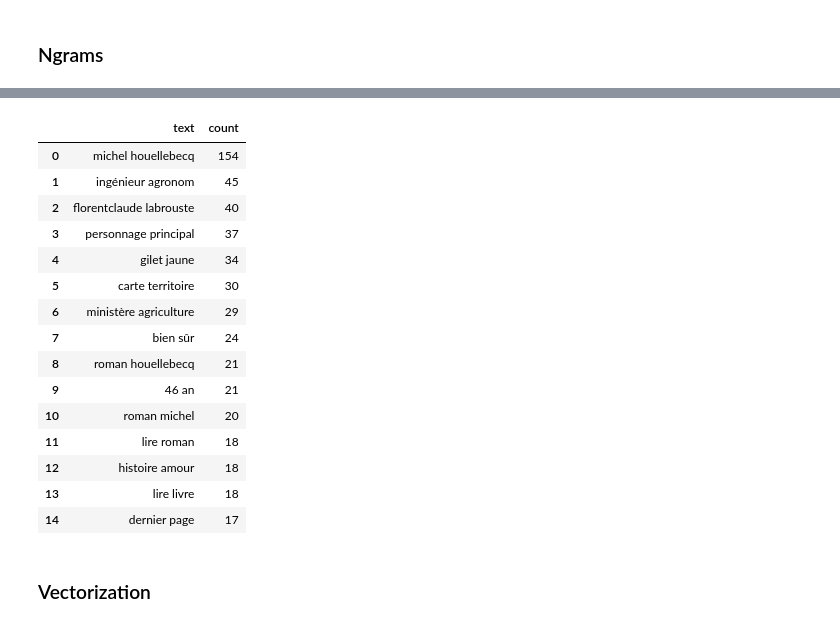
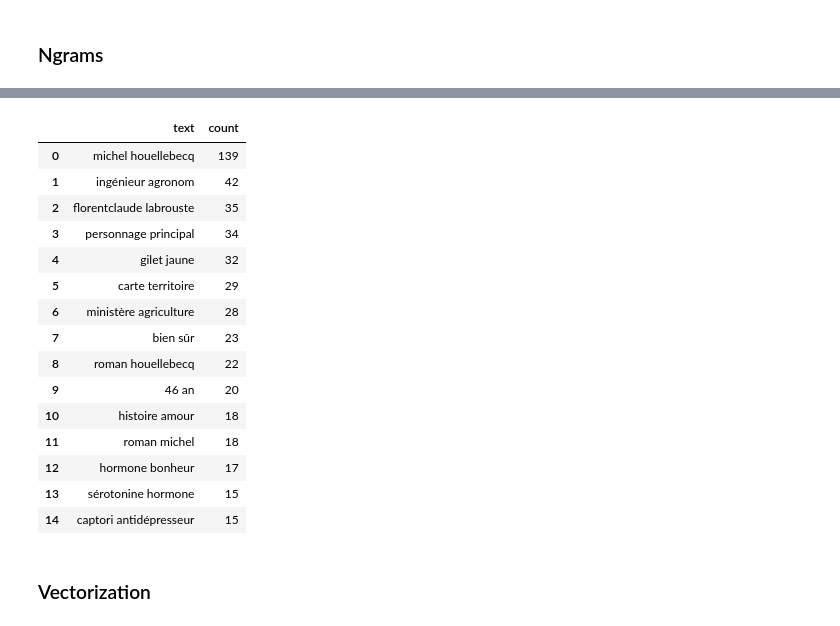
Before and after one commit to edtjulien/Books-recommendations, a Jupyter notebook: analyse/david-processing.ipynb, the cells around one changed output, grey strips where cells are left out. Drawn from its saved outputs; the diff is of its cells as text; code cells hidden in the pictures.

```diff
--- a/analyse/david-processing.ipynb
+++ b/analyse/david-processing.ipynb
@@ -129,10 +225,11 @@ df.head()
 # %%
-def text_preprocessing1(df, col):
+def text_preprocessing_with_lemma(df, col,stop_words=False):
     import string
     from spacy.lang.fr.stop_words import STOP_WORDS
     nlp = fr_core_news_sm.load()
-    stopwords = list(STOP_WORDS)
-    stopwords += ["neuf", "qu", "quelqu"]
+    if stop_words:
+        stopwords = [] + stop_words
+    stopwords += list(STOP_WORDS) + ["neuf", "qu", "quelqu"]
     corpus = df["commentaire"].tolist()
     comms = []
     for el in corpus:
@@ -142,9 +239,27 @@ def text_preprocessing1(df, col):
         out = [token.lemma_ for token in nlp(out) if (token.lemma_ not in stopwords) and (len(token) > 1) and (token.text not in stopwords) or (token.text=='x' or token.text=='y' or token.text=='i')]
         out = ' '.join(out)
         comms.append(out)
-    df["commentaire_clean"] = pd.Series(comms)
+    df["commentaire_clean_lemma"] = pd.Series(comms)
 
     return df
+# %%
+def text_preprocessing_without_lemma(df, col,stop_words=False):
+    import string
+    from spacy.lang.fr.stop_words import STOP_WORDS
+    nlp = fr_core_news_sm.load()
+    if stop_words:
+        stopwords = [] + stop_words
+    stopwords += list(STOP_WORDS) + ["neuf", "qu", "quelqu", "livre", "lire", "auteur"]
+    corpus = df["commentaire"].tolist()
+    comms = []
+    for el in corpus:
+        out = el.replace("'", ' ')
+        out = out.translate(str.maketrans(' ',' ',string.punctuation))
+        out = out.replace(':', '').replace('\n', ' ').strip()
+        comms.append(out)
+    df["commentaire_clean_non_lemma"] = pd.Series(comms)
+
+    return df
 # %%
-df = text_preprocessing1(df, "commentaire")
-df["commentaire_clean"][0]
+df = text_preprocessing_with_lemma(df, "commentaire", stop_words=custom_stopwords)
+df = text_preprocessing_without_lemma(df, "commentaire", stop_words=custom_stopwords)
@@ -178,12 +301,15 @@ df["commentaire_clean"][0]
 # %% [markdown]
 ### Ngrams
 # %%
-def ngrams_top(df, col, ngram_range=(1,1), n=None):
+def ngrams_top(df, col, ngram_range=(1,1), n=None, stop_words=None):
     from sklearn.feature_extraction.text import CountVectorizer
     from spacy.lang.fr.stop_words import STOP_WORDS
     corpus = df[col]
-    stop_words = list(STOP_WORDS) + ["neuf", "qu", "quelqu"]                              # Stop-words
-    vec = CountVectorizer(stop_words = stop_words, ngram_range=ngram_range).fit(corpus)   # CountVectorizer
+    stopwords = []
+    if stop_words:
+        stopwords += stop_words
+    stopwords += list(STOP_WORDS) + ["neuf", "qu", "quelqu", "livre", "lire", "auteur"]   # Stop-words
+    vec = CountVectorizer(stop_words = stopwords, ngram_range=ngram_range).fit(corpus)    # CountVectorizer
     bag_of_words = vec.transform(corpus)                                                  # Sparse Matrix shape(376, 49060)
     sum_words = bag_of_words.sum(axis=0)                                                  # Vector        shape(  1, 49060)
     words_freq = [(word, sum_words[0, idx]) for word, idx in vec.vocabulary_.items()]     # Counter-list   [('livre', 312),..
@@ -214,23 +360,23 @@ ngrams_top_df
 # %%
-ngrams_top2_df = ngrams_top(df, "commentaire_clean", ngram_range=(2,2), n=15)
+ngrams_top2_df = ngrams_top(df, "commentaire_clean_lemma", ngram_range=(2,2), n=15, stop_words=custom_stopwords)
 ngrams_top2_df
 # %% [output]
 |  | text | count |
-| 0 | michel houellebecq | 154 |
-| 1 | ingénieur agronom | 45 |
-| 2 | florentclaude labrouste | 40 |
-| 3 | personnage principal | 37 |
-| 4 | gilet jaune | 34 |
-| 5 | carte territoire | 30 |
-| 6 | ministère agriculture | 29 |
-| 7 | bien sûr | 24 |
-| 8 | roman houellebecq | 21 |
-| 9 | 46 an | 21 |
-| 10 | roman michel | 20 |
-| 11 | lire roman | 18 |
-| 12 | histoire amour | 18 |
-| 13 | lire livre | 18 |
-| 14 | dernier page | 17 |
+| 0 | michel houellebecq | 139 |
+| 1 | ingénieur agronom | 42 |
+| 2 | florentclaude labrouste | 35 |
+| 3 | personnage principal | 34 |
+| 4 | gilet jaune | 32 |
+| 5 | carte territoire | 29 |
+| 6 | ministère agriculture | 28 |
+| 7 | bien sûr | 23 |
+| 8 | roman houellebecq | 22 |
+| 9 | 46 an | 20 |
+| 10 | histoire amour | 18 |
+| 11 | roman michel | 18 |
+| 12 | hormone bonheur | 17 |
+| 13 | sérotonine hormone | 15 |
+| 14 | captori antidépresseur | 15 |
 # %% [markdown]
 ### Vectorization
 # %%
```
Also changed, not shown: parts of 113 cells of this notebook.
